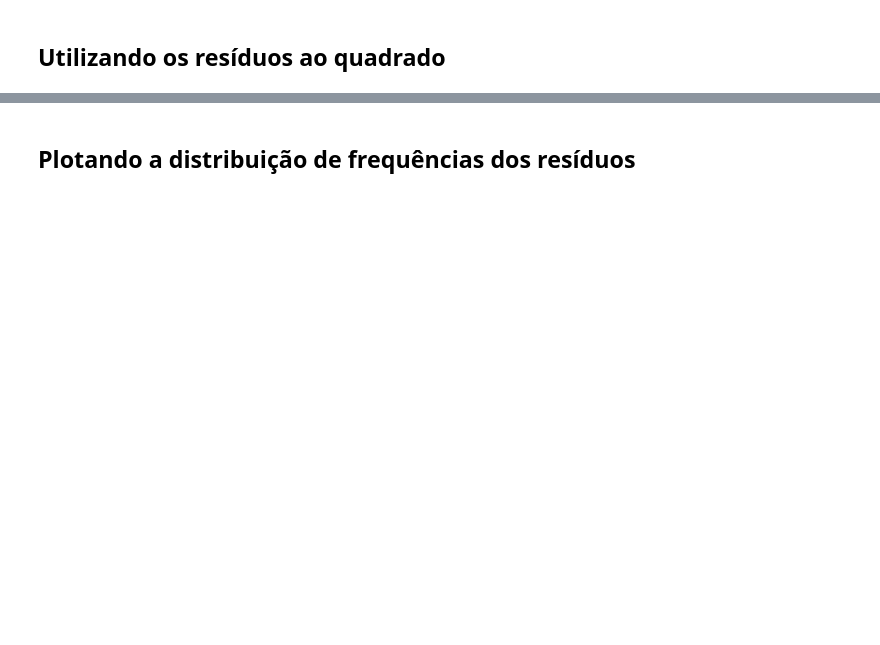
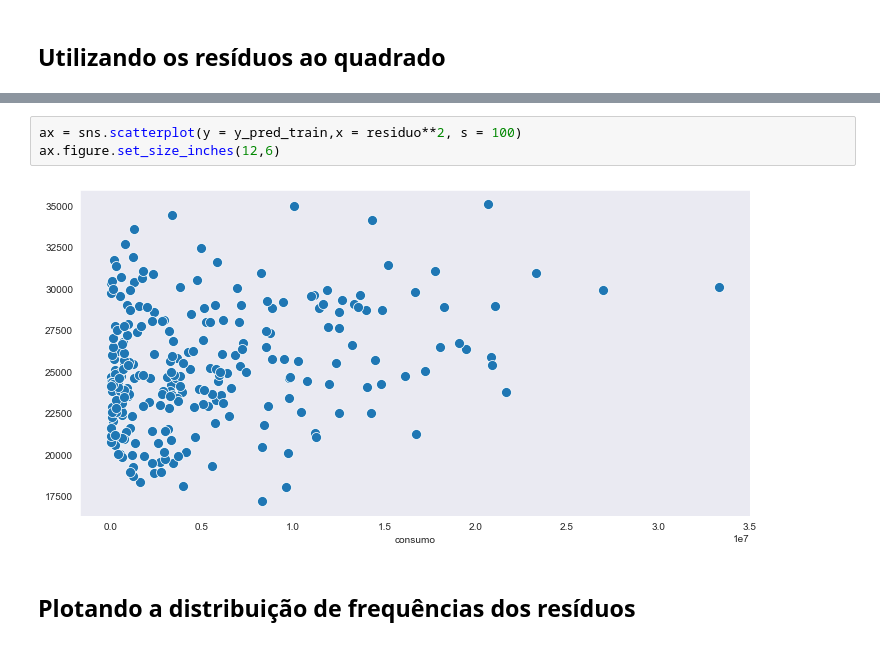
Before and after one commit to Thiagodcfarias/Projetos-Data-Science, a Jupyter notebook: Regression/Alura-beer-consumption/model.ipynb, the cells around one changed output, grey strips where cells are left out. Saved outputs shown, nothing was run; the diff lists cells and outputs as text; blank space fills up the shorter version.

```diff
--- a/Regression/Alura-beer-consumption/model.ipynb
+++ b/Regression/Alura-beer-consumption/model.ipynb
@@ -494,5 +506,10 @@ Método informal de verificação da hipótese de variância constante dos resí
 # %% [markdown]
 <img width='800px' src='../Dados/img/var_u.jpg'>
 Fonte: Econometria Básica - 5ª edição - Gujarati e Porter
+# %%
+ax = sns.scatterplot(y = y_pred_train,x = residuo**2, s = 100)
+ax.figure.set_size_inches(12,6)
+# %% [output]
+[figure, added]
 # %% [markdown]
 ## Plotando a distribuição de frequências dos resíduos
```
Also changed, not shown: parts of 36 cells of this notebook.
